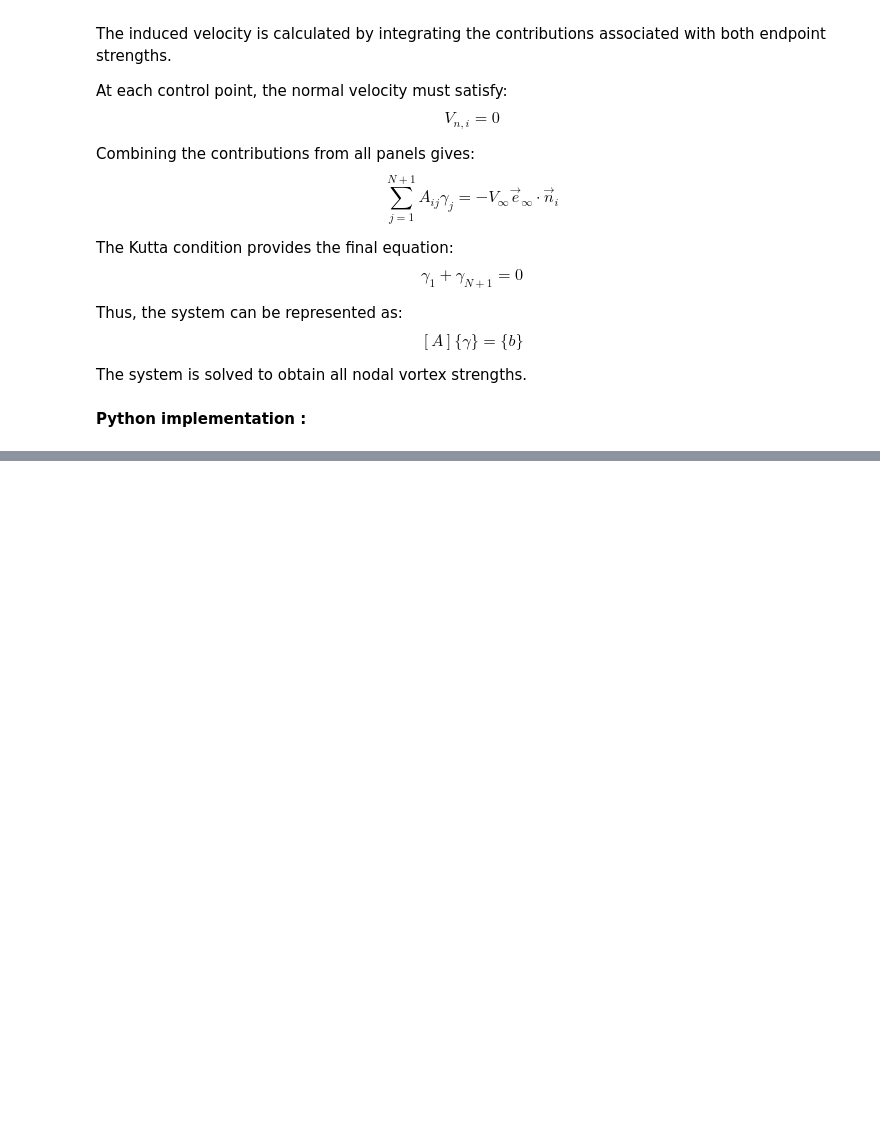
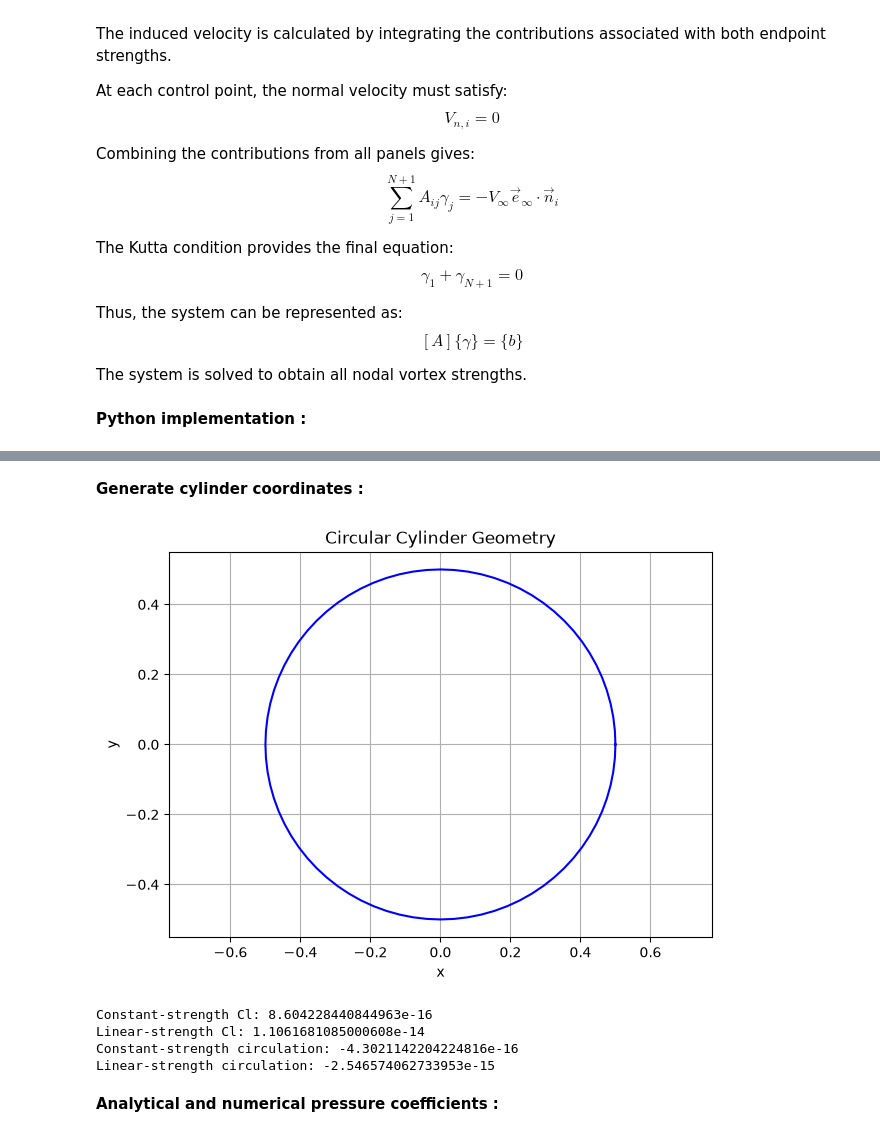
Before and after one commit to Aathi2165/AE611_2026, a Jupyter notebook: Aathi Skantha Roopan T_SC26M001.ipynb, the cells around one changed output, grey strips where cells are left out. Saved outputs shown, nothing was run; the diff lists cells and outputs as text; code cells hidden in the pictures; blank space fills up the shorter version.

Commit message:
Verification on cylinder and Convergence section done

```diff
--- a/Aathi Skantha Roopan T_SC26M001.ipynb
+++ b/Aathi Skantha Roopan T_SC26M001.ipynb
@@ -613,0 +625,66 @@ def vortex_panel_method_1(x, y, V_inf=1.0, alpha=0.0,
+# %% [markdown]
+**Generate cylinder coordinates :**
+# %%
+# Cylinder parameters
+R = 0.5
+N = 80
+
+# Angular coordinates
+angle = np.linspace(0, 2*np.pi, N+1)
+
+# Cylinder coordinates
+x_cylinder = R*np.cos(angle)
+y_cylinder = R*np.sin(angle)
+
+# Plot cylinder
+plt.figure(figsize=(7,5))
+
+plt.plot(x_cylinder, y_cylinder, 'b-')
+
+plt.axis('equal')
+plt.xlabel("x")
+plt.ylabel("y")
+plt.title("Circular Cylinder Geometry")
+plt.grid()
+
+plt.show()
+# %% [output]
+[figure, added]
+# %%
+# Freestream conditions
+V_inf = 1.0
+alpha = 0.0
+
+# Constant-strength method
+result_0 = vortex_panel_method_0(
+    x_cylinder,
+    y_cylinder,
+    V_inf,
+    alpha,
+    kutta=False
+)
+
+# Linear-strength method
+result_1 = vortex_panel_method_1(
+    x_cylinder,
+    y_cylinder,
+    V_inf,
+    alpha,
+    kutta=False
+)
+
+print("Constant-strength Cl:", result_0["Cl"])
+print("Linear-strength Cl:", result_1["Cl"])
+
+print("Constant-strength circulation:",
+      result_0["circulation"])
+
+print("Linear-strength circulation:",
+      result_1["circulation"])
+# %% [output]
+Constant-strength Cl: 8.604228440844963e-16
+Linear-strength Cl: 1.1061681085000608e-14
+Constant-strength circulation: -4.3021142204224816e-16
+Linear-strength circulation: -2.546574062733953e-15
+# %% [markdown]
+**Analytical and numerical pressure coefficients :**
```
Also changed, not shown: parts of 9 cells of this notebook.
